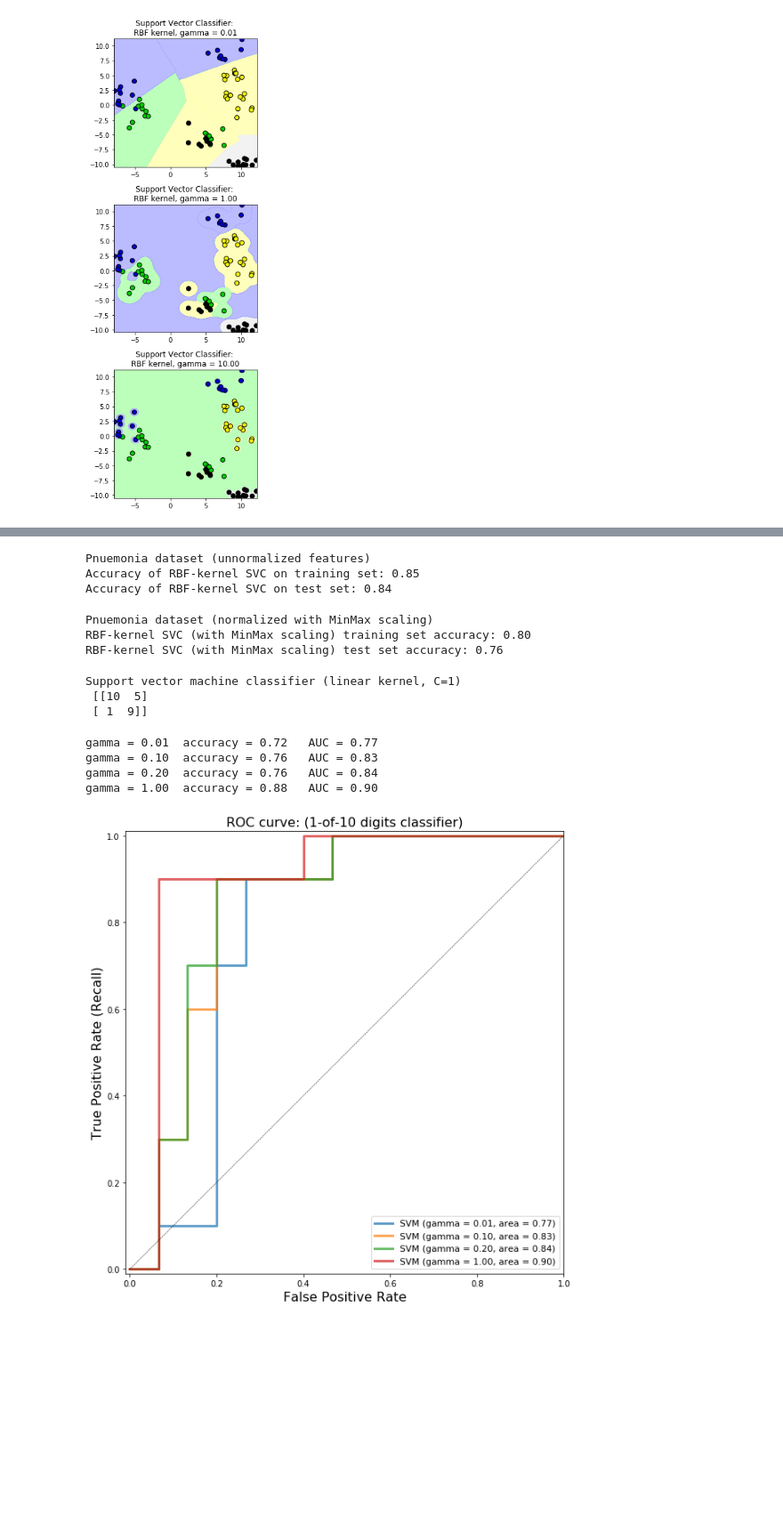
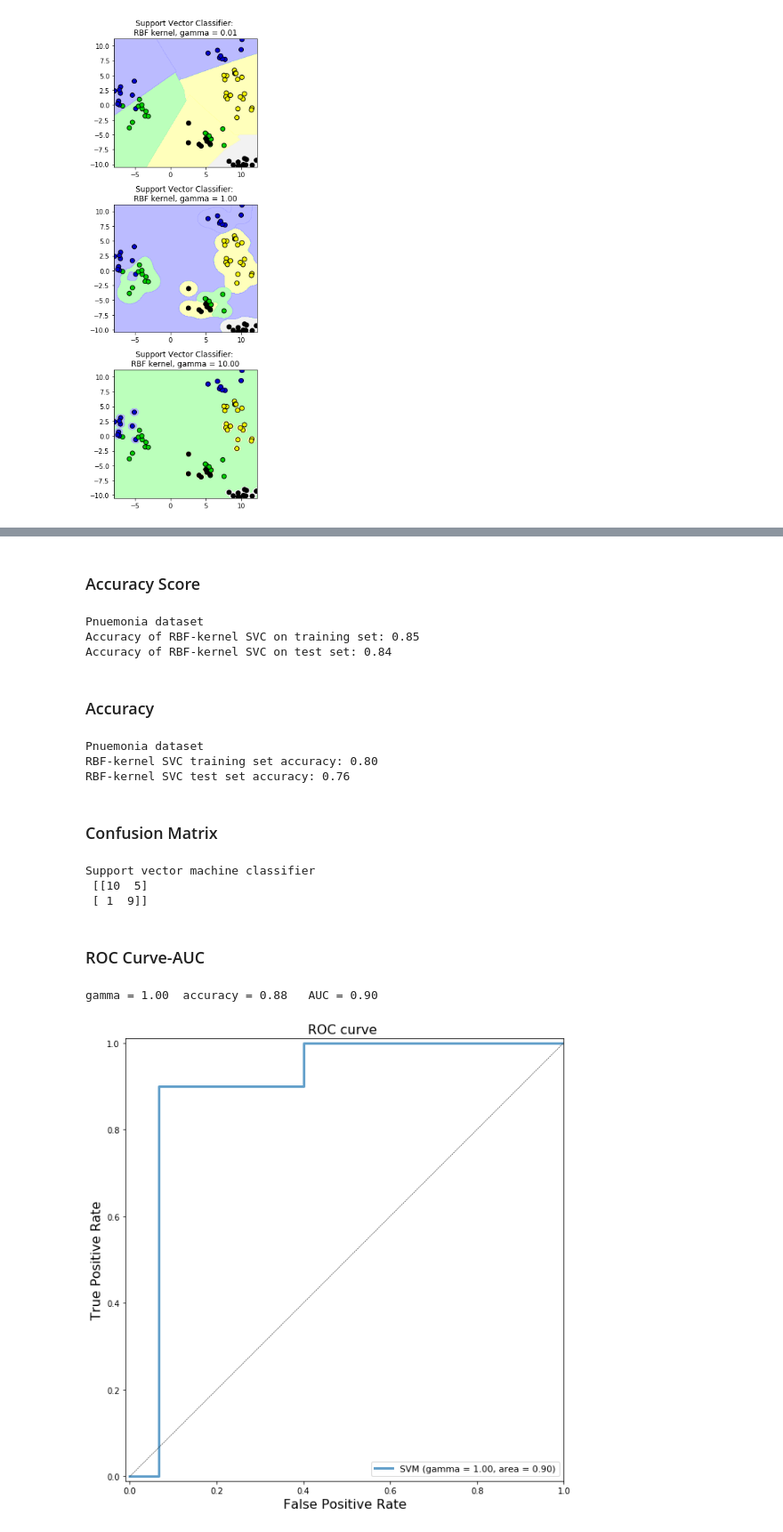
Before and after one commit to ronikdhakar/Hospital-Dataset, a Jupyter notebook: pnuemonia dataset.ipynb, the cells around one changed output, grey strips where cells are left out. Shown at 89% size. Drawn from its saved outputs; the diff is of its cells as text; code cells hidden in the pictures; blank space fills up the shorter version.

```diff
--- a/pnuemonia dataset.ipynb
+++ b/pnuemonia dataset.ipynb
@@ -153,17 +148,18 @@ for this_gamma, this_axis in zip([0.01, 1, 5], subaxes):
+# %% [markdown]
+### Accuracy Score
 # %%
-X_train, X_test, y_train, y_test = train_test_split(X_C2, y_C2,
-                                                   random_state = 0)
+X_train, X_test, y_train, y_test = train_test_split(X_pnuemonia, y_pnuemonia,random_state = 0)
 
 clf = SVC(C=10).fit(X_train, y_train)
-print('Pnuemonia dataset (unnormalized features)')
-print('Accuracy of RBF-kernel SVC on training set: {:.2f}'
-     .format(clf.score(X_train, y_train)))
-print('Accuracy of RBF-kernel SVC on test set: {:.2f}'
-     .format(clf.score(X_test, y_test)))
+print('Pnuemonia dataset ')
+print('Accuracy of RBF-kernel SVC on training set: {:.2f}'.format(clf.score(X_train, y_train)))
+print('Accuracy of RBF-kernel SVC on test set: {:.2f}'.format(clf.score(X_test, y_test)))
 # %% [output]
-Pnuemonia dataset (unnormalized features)
+Pnuemonia dataset
 Accuracy of RBF-kernel SVC on training set: 0.85
 Accuracy of RBF-kernel SVC on test set: 0.84
+# %% [markdown]
+### Accuracy
 # %%
 from sklearn.preprocessing import MinMaxScaler
 scaler = MinMaxScaler()
@@ -171,74 +167,71 @@ X_train_scaled = scaler.fit_transform(X_train)
 X_test_scaled = scaler.transform(X_test)
 
 clf = SVC(C=10).fit(X_train_scaled, y_train)
-print('Pnuemonia dataset (normalized with MinMax scaling)')
-print('RBF-kernel SVC (with MinMax scaling) training set accuracy: {:.2f}'
-     .format(clf.score(X_train_scaled, y_train)))
-print('RBF-kernel SVC (with MinMax scaling) test set accuracy: {:.2f}'
-     .format(clf.score(X_test_scaled, y_test)))
+print('Pnuemonia dataset ')
+print('RBF-kernel SVC training set accuracy: {:.2f}'.format(clf.score(X_train_scaled, y_train)))
+print('RBF-kernel SVC test set accuracy: {:.2f}'.format(clf.score(X_test_scaled, y_test)))
 # %% [output]
-Pnuemonia dataset (normalized with MinMax scaling)
-RBF-kernel SVC (with MinMax scaling) training set accuracy: 0.80
-RBF-kernel SVC (with MinMax scaling) test set accuracy: 0.76
+Pnuemonia dataset
+RBF-kernel SVC training set accuracy: 0.80
+RBF-kernel SVC test set accuracy: 0.76
+# %% [markdown]
+### Confusion Matrix
 # %%
 from sklearn.svm import SVC
 from sklearn.model_selection import train_test_split
 from sklearn.datasets import make_classification
 from sklearn.metrics import confusion_matrix
 
-X_C2, y_C2 = make_classification(n_samples = 100, n_features=2,
-                                n_redundant=0, n_informative=2,
-                                n_clusters_per_class=1, flip_y = 0.1,
-                                class_sep = 0.5, random_state=0)
-X_train, X_test, y_train, y_test = train_test_split(X_C2, y_C2,random_state = 0)
+X_pnuemonia, y_pnuemonia = make_classification(n_samples = 100, n_features=2,n_redundant=0, n_informative=2,
+                                n_clusters_per_class=1, flip_y = 0.1,class_sep = 0.5, random_state=0)
+X_train, X_test, y_train, y_test = train_test_split(X_pnuemonia, y_pnuemonia,random_state = 0)
 
 
 svm = SVC(kernel='linear', C=1).fit(X_train, y_train)
 svm_predicted = svm.predict(X_test)
 confusion = confusion_matrix(y_test, svm_predicted)
 
-print('Support vector machine classifier (linear kernel, C=1)\n', confusion)
+print('Support vector machine classifier \n', confusion)
 # %% [output]
-Support vector machine classifier (linear kernel, C=1)
+Support vector machine classifier
  [[10  5]
  [ 1  9]]
+# %% [markdown]
+### ROC Curve-AUC
 # %%
 from matplotlib import cm
 from sklearn.metrics import roc_curve, auc
 from sklearn.svm import SVC
 from sklearn.model_selection import train_test_split
 from sklearn.datasets import make_classification
 import matplotlib.pyplot as pt
 
-X_C2, y_C2 = make_classification(n_samples = 100, n_features=2,n_redundant=0, n_informative=2,
+X_pnuemonia, y_pnuemonia = make_classification(n_samples = 100, n_features=2,n_redundant=0, n_informative=2,
                                  n_clusters_per_class=1, flip_y = 0.1,class_sep = 0.5, random_state=0)
 
 
-X_train, X_test, y_train, y_test = train_test_split(X_C2, y_C2, random_state=0)
+X_train, X_test, y_train, y_test = train_test_split(X_pnuemonia, y_pnuemonia, random_state=0)
 
 pt.figure(figsize=(20,10))
 pt.xlim([-0.01, 1.00])
 pt.ylim([-0.01, 1.01])
-for g in [0.01, 0.1, 0.20, 1]:
-    svm = SVC(gamma=g).fit(X_train, y_train)
-    y_score_svm = svm.decision_function(X_test)
-    fpr_svm, tpr_svm, _ = roc_curve(y_test, y_score_svm)
-    roc_auc_svm = auc(fpr_svm, tpr_svm)
-    accuracy_svm = svm.score(X_test, y_test)
-    print("gamma = {:.2f}  accuracy = {:.2f}   AUC = {:.2f}".format(g, accuracy_svm, roc_auc_svm))
-    pt.plot(fpr_svm, tpr_svm, lw=3, alpha=0.7,label='SVM (gamma = {:0.2f}, area = {:0.2f})'.format(g, roc_auc_svm))
+
+svm = SVC(gamma=1).fit(X_train, y_train)
+y_score_svm = svm.decision_function(X_test)
+fpr_svm, tpr_svm, _ = roc_curve(y_test, y_score_svm)
+roc_auc_svm = auc(fpr_svm, tpr_svm)
+accuracy_svm = svm.score(X_test, y_test)
+print("gamma = {:.2f}  accuracy = {:.2f}   AUC = {:.2f}".format(1, accuracy_svm, roc_auc_svm))
+pt.plot(fpr_svm, tpr_svm, lw=3, alpha=0.7,label='SVM (gamma = {:0.2f}, area = {:0.2f})'.format(1, roc_auc_svm))
 
 pt.xlabel('False Positive Rate', fontsize=16)
-pt.ylabel('True Positive Rate (Recall)', fontsize=16)
+pt.ylabel('True Positive Rate', fontsize=16)
 pt.plot([0, 1], [0, 1], color='k', lw=0.5, linestyle='--')
 pt.legend(loc="best", fontsize=11)
-pt.title('ROC curve: (1-of-10 digits classifier)', fontsize=16)
+pt.title('ROC curve ', fontsize=16)
 pt.axes().set_aspect('equal')
 
 pt.show()
 # %% [output]
-gamma = 0.01  accuracy = 0.72   AUC = 0.77
-gamma = 0.10  accuracy = 0.76   AUC = 0.83
-gamma = 0.20  accuracy = 0.76   AUC = 0.84
 gamma = 1.00  accuracy = 0.88   AUC = 0.90
-[figure, old version]
+[figure, new version]
```
Also changed, not shown: parts of 13 cells of this notebook.
